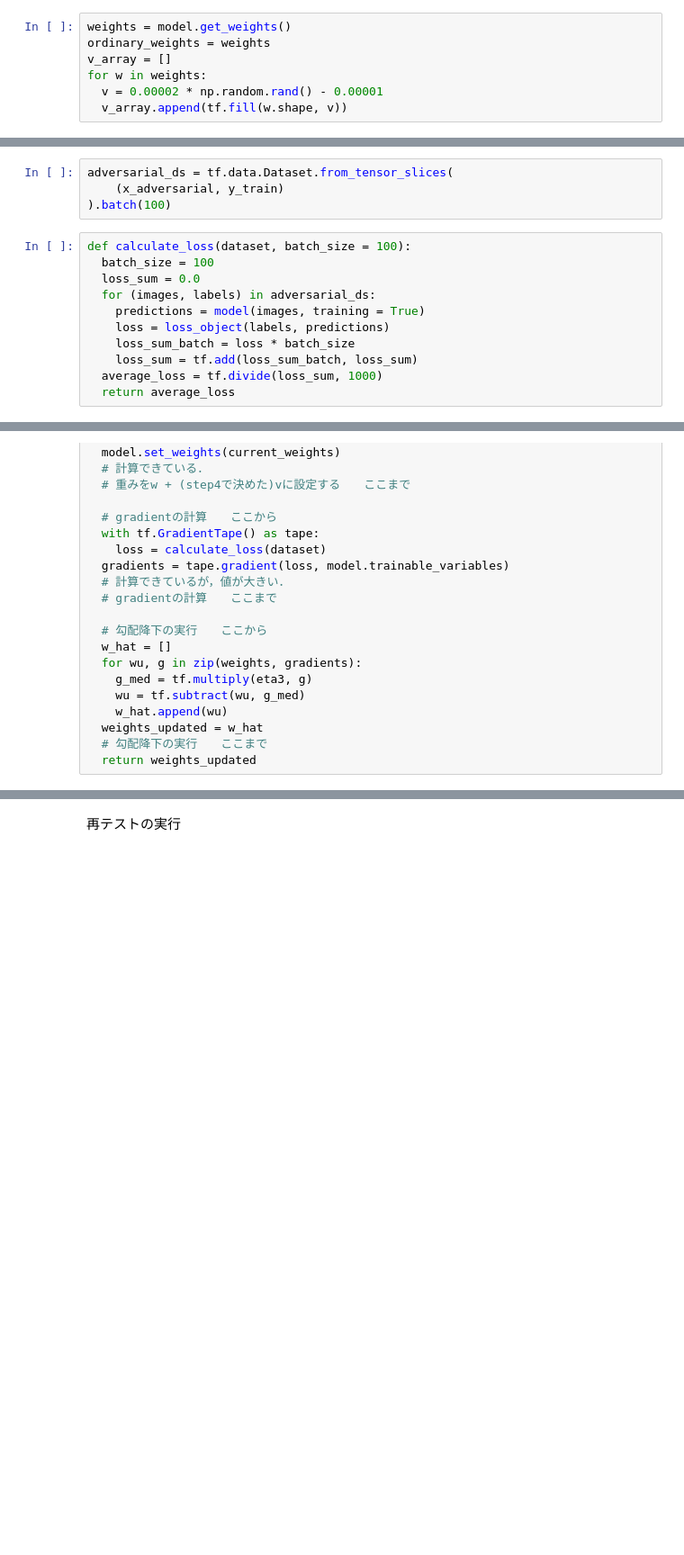
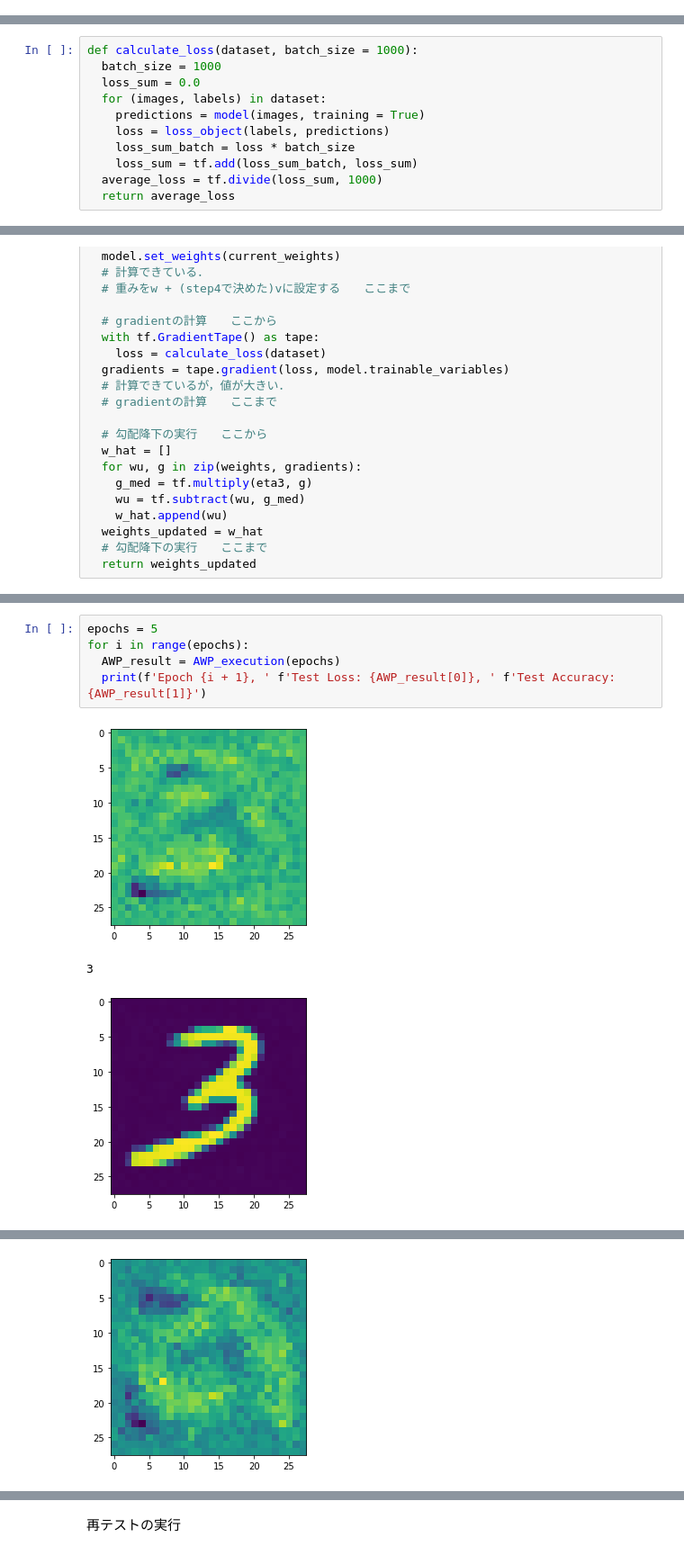
Before and after one commit to AKIYAMA-Keito/Colab-repo, a Jupyter notebook: AWP_def.ipynb, the cells around one changed output, grey strips where cells are left out. Shown at 90% size. Cells and saved outputs as stored; diff of their text form; blank space fills up the shorter version.

```diff
--- a/AWP_def.ipynb
+++ b/AWP_def.ipynb
@@ -120,7 +118,0 @@ AWPのアルゴリズムを記述する．
-# %%
-weights = model.get_weights()
-ordinary_weights = weights
-v_array = []
-for w in weights:
-  v = 0.00002 * np.random.rand() - 0.00001
-  v_array.append(tf.fill(w.shape, v))
@@ -207,14 +173,10 @@ print(y_train[0])
 # %% [markdown]
 Step3
-# %%
-adversarial_ds = tf.data.Dataset.from_tensor_slices(
-    (x_adversarial, y_train)
-).batch(100)
 # %%
-def calculate_loss(dataset, batch_size = 100):
-  batch_size = 100
+def calculate_loss(dataset, batch_size = 1000):
+  batch_size = 1000
   loss_sum = 0.0
-  for (images, labels) in adversarial_ds:
+  for (images, labels) in dataset:
     predictions = model(images, training = True)
     loss = loss_object(labels, predictions)
     loss_sum_batch = loss * batch_size
@@ -408,0 +340,9 @@ def update(dataset, weights, v_updated, eta3 = 1):
+# %%
+epochs = 5
+for i in range(epochs):
+  AWP_result = AWP_execution(epochs)
+  print(f'Epoch {i + 1}, ' f'Test Loss: {AWP_result[0]}, ' f'Test Accuracy: {AWP_result[1]}')
+# %% [output]
+[figure, added]
+3
+[figure, added]
@@ -408,0 +351 @@ def update(dataset, weights, v_updated, eta3 = 1):
+[figure, added]
```
Also changed, not shown: parts of 32 cells of this notebook.
